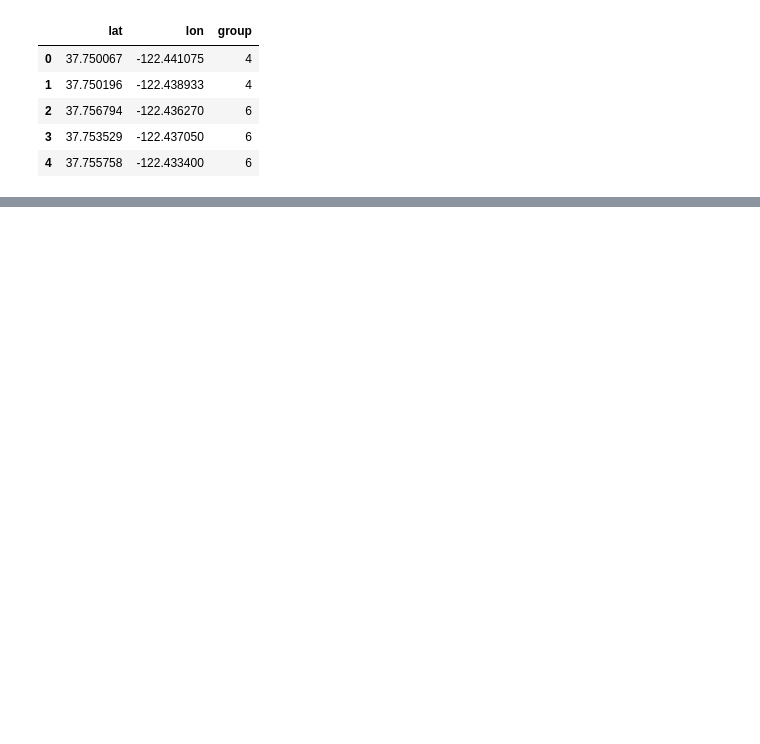
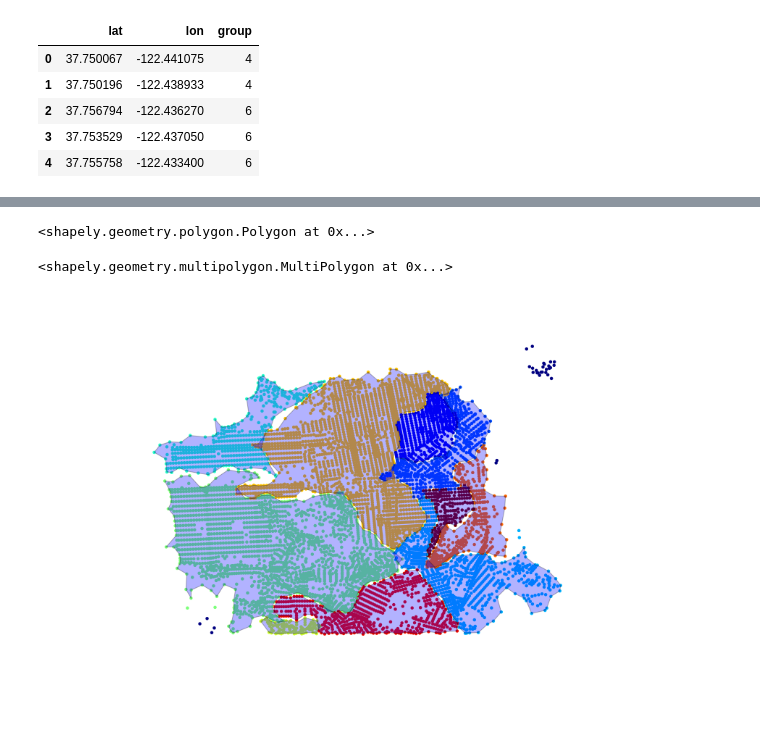
Before and after one commit to crupley/hoodie-development, a Jupyter notebook: explore/make shapes.ipynb, the cells around one changed output, grey strips where cells are left out. Drawn from its saved outputs; the diff is of its cells as text; code cells hidden in the pictures; blank space fills up the shorter version.

```diff
--- a/explore/make shapes.ipynb
+++ b/explore/make shapes.ipynb
@@ -31,0 +183,9 @@ groups.head()
+# %%
+gs = groups.group.unique()
+
+polys = []
+for g in gs:
+    groupn = groups[groups.group == g]
+    points = geometry.MultiPoint(zip(groupn.lon, groupn.lat))
+    polygon, edge_points = alpha_shape(points, alpha=300)
+    polys.append(polygon)
@@ -31,0 +208,20 @@ groups.head()
+# %%
+polys[0]
+# %% [output]
+<shapely.geometry.polygon.Polygon at 0x...>
+# %%
+polys[-1]
+# %% [output]
+<shapely.geometry.multipolygon.MultiPolygon at 0x...>
+# %%
+plt.figure(figsize=(16, 10))
+plt.scatter(groups.lon, groups.lat, c=groups.group, linewidths=0)
+
+ax = plt.gca()
+for poly in polys[:-1]:
+    patch = PolygonPatch(poly, zorder=1, alpha=0.3)
+    ax.add_patch(patch)
+plt.axis('equal')
+plt.axis('off');
+# %% [output]
+[figure, added]
```
Also changed, not shown: parts of 18 cells of this notebook, 1 other file.
